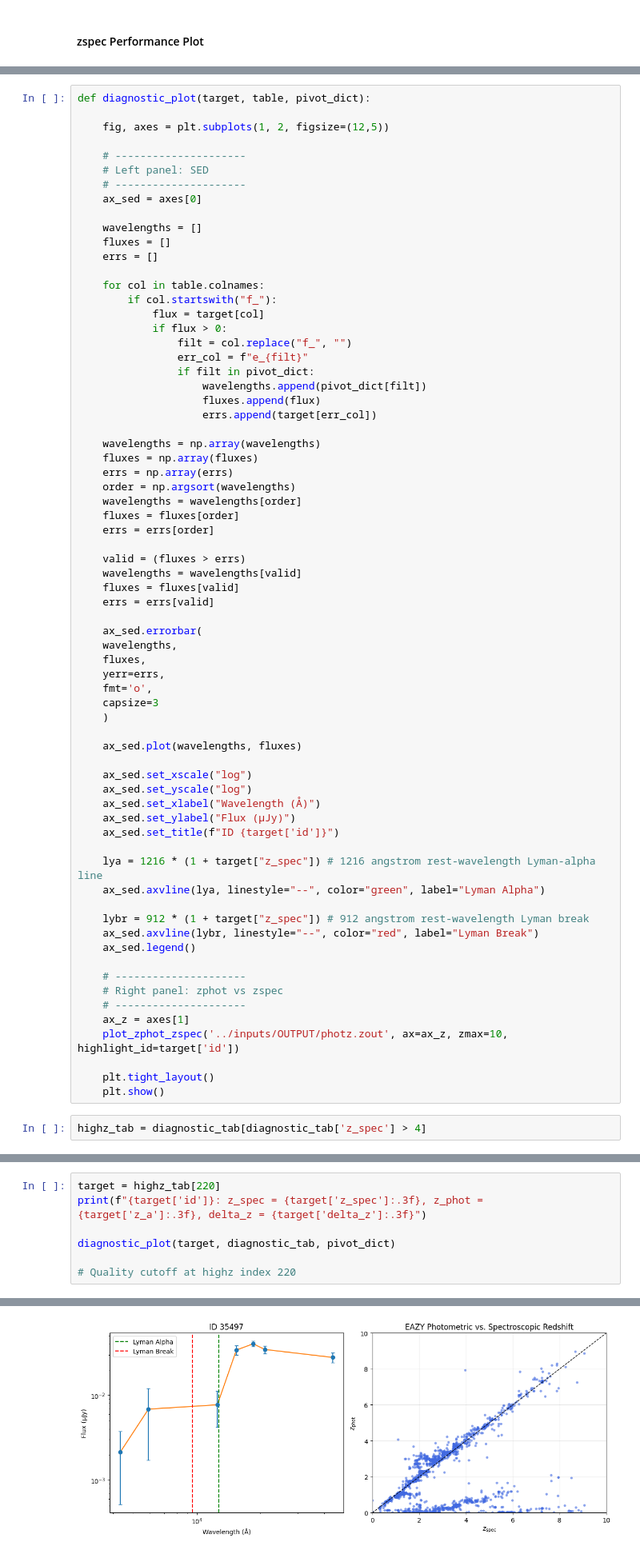
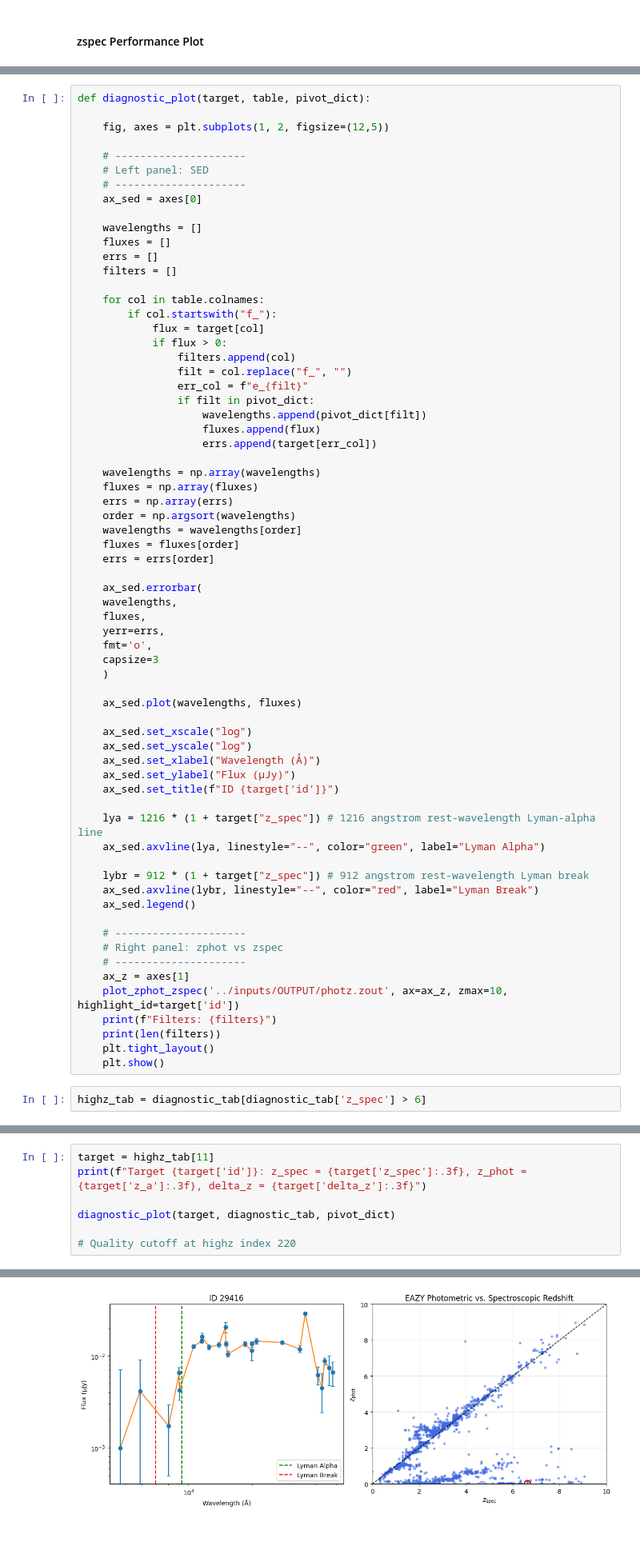
Before and after one commit to sfremy/my-eazy-jwst, a Jupyter notebook: scripts/eazy_imaging.ipynb, the cells around one changed output, grey strips where cells are left out. Shown at 80% size. Cells and saved outputs as stored; diff of their text form.

Commit message:
selective filter inclusion

```diff
--- a/scripts/eazy_imaging.ipynb
+++ b/scripts/eazy_imaging.ipynb
@@ -257,11 +257,13 @@ def diagnostic_plot(target, table, pivot_dict):
     wavelengths = []
     fluxes = []
     errs = []
+    filters = []
 
     for col in table.colnames:
         if col.startswith("f_"):
             flux = target[col]
             if flux > 0:
+                filters.append(col)
                 filt = col.replace("f_", "")
                 err_col = f"e_{filt}"
                 if filt in pivot_dict:
@@ -276,11 +278,6 @@ def diagnostic_plot(target, table, pivot_dict):
     wavelengths = wavelengths[order]
     fluxes = fluxes[order]
     errs = errs[order]
-
-    valid = (fluxes > errs)
-    wavelengths = wavelengths[valid]
-    fluxes = fluxes[valid]
-    errs = errs[valid]
 
     ax_sed.errorbar(
     wavelengths,
@@ -310,8 +307,9 @@ def diagnostic_plot(target, table, pivot_dict):
     # ---------------------
     ax_z = axes[1]
     plot_zphot_zspec('../inputs/OUTPUT/photz.zout', ax=ax_z, zmax=10, highlight_id=target['id'])
-
+    print(f"Filters: {filters}")
+    print(len(filters))
     plt.tight_layout()
     plt.show()
 # %%
-highz_tab = diagnostic_tab[diagnostic_tab['z_spec'] > 4]
+highz_tab = diagnostic_tab[diagnostic_tab['z_spec'] > 6]
@@ -318,6 +324,6 @@ highz_tab = diagnostic_tab[diagnostic_tab['z_spec'] > 4]
 # %%
-target = highz_tab[220]
-print(f"{target['id']}: z_spec = {target['z_spec']:.3f}, z_phot = {target['z_a']:.3f}, delta_z = {target['delta_z']:.3f}")
+target = highz_tab[11]
+print(f"Target {target['id']}: z_spec = {target['z_spec']:.3f}, z_phot = {target['z_a']:.3f}, delta_z = {target['delta_z']:.3f}")
 
 diagnostic_plot(target, diagnostic_tab, pivot_dict)
 
@@ -328 +336 @@ diagnostic_plot(target, diagnostic_tab, pivot_dict)
-[figure, old version]
+[figure, new version]
```
Also changed, not shown: parts of 12 cells of this notebook, 4 other files.
